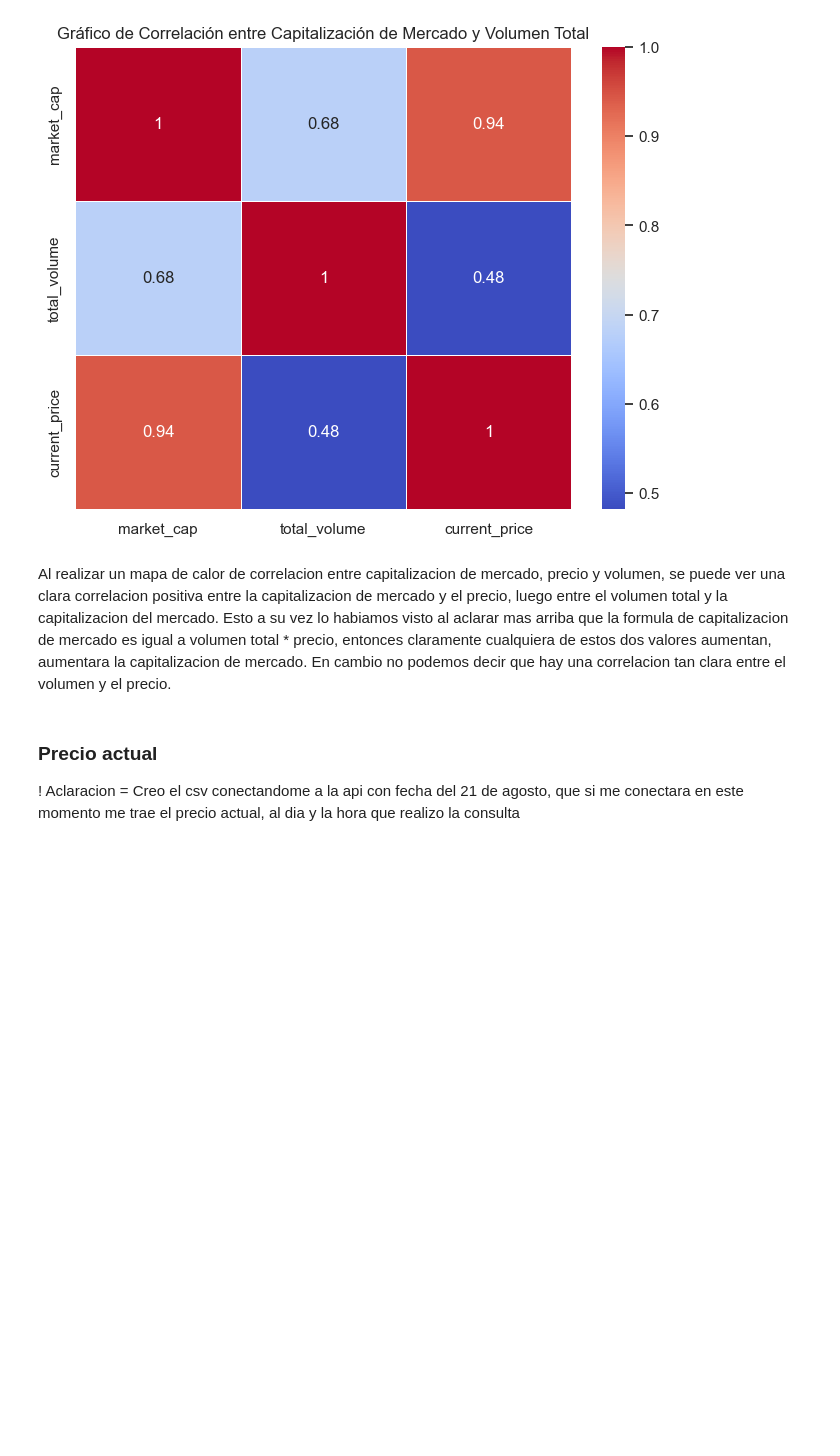
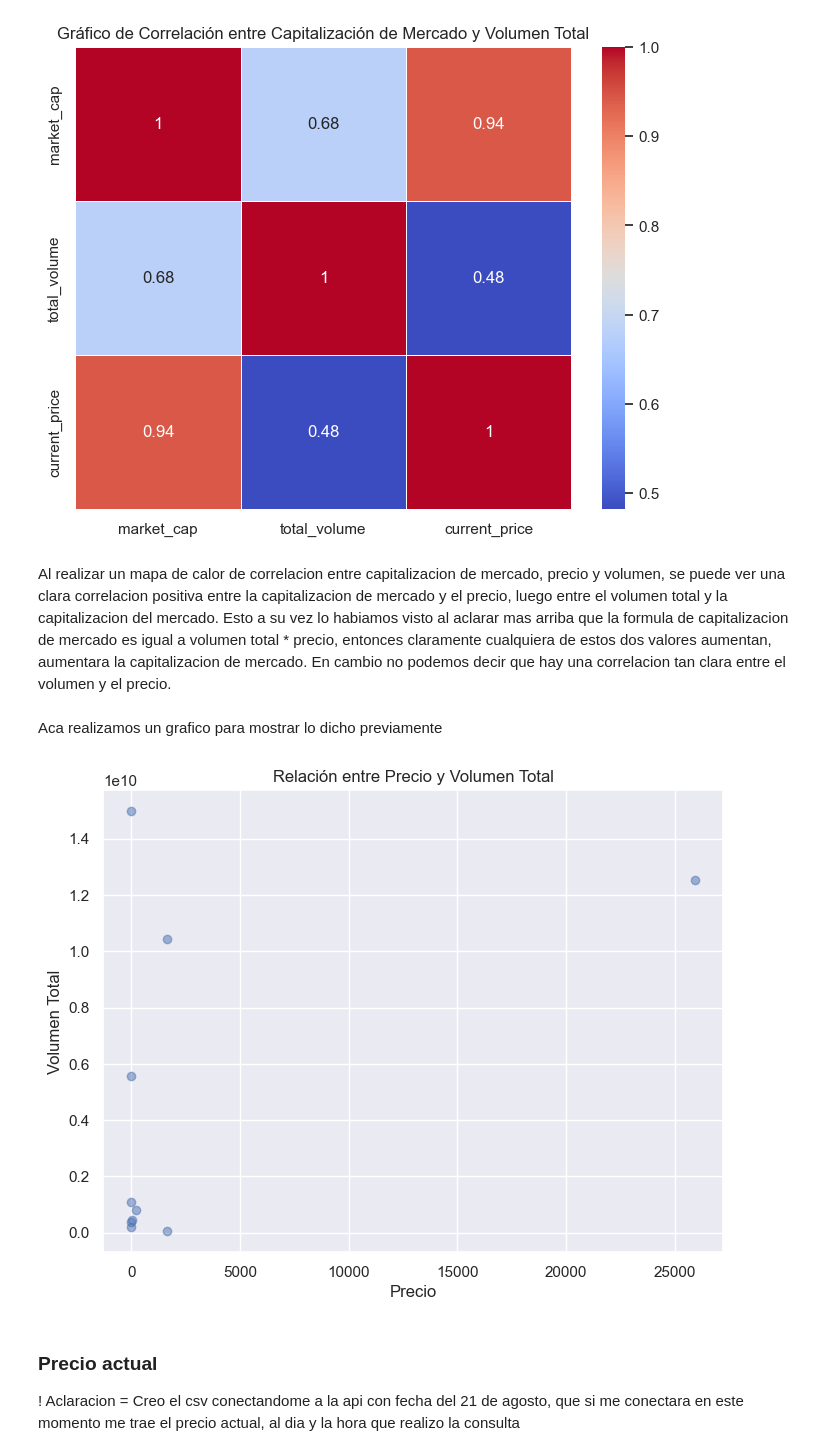
Before and after one commit to Constanzafl/Proyecto2_Data_Analytics, a Jupyter notebook: EDA/EDA10.ipynb, the cells around one changed output. Cells and saved outputs as stored; diff of their text form; code cells hidden in the pictures; blank space fills up the shorter version.

```diff
--- a/EDA/EDA10.ipynb
+++ b/EDA/EDA10.ipynb
@@ -112,6 +112,18 @@ plt.show()
 [figure]
 # %% [markdown]
 Al realizar un mapa de calor de correlacion entre capitalizacion de mercado, precio y volumen, se puede ver una clara correlacion positiva entre la capitalizacion de mercado y el precio, luego entre el volumen total y la capitalizacion del mercado. Esto a su vez lo habiamos visto al aclarar mas arriba que la formula de capitalizacion de mercado es igual a volumen total * precio, entonces claramente cualquiera de estos dos valores aumentan, aumentara la capitalizacion de mercado. En cambio no podemos decir que hay una correlacion tan clara entre el volumen y el precio.
+# %% [markdown]
+Aca realizamos un grafico para mostrar lo dicho previamente
+# %%
+plt.figure(figsize=(8, 6))
+plt.scatter(top10['current_price'], top10['total_volume'], alpha=0.5)
+plt.xlabel('Precio')
+plt.ylabel('Volumen Total')
+plt.title('Relación entre Precio y Volumen Total')
+plt.grid(True)
+plt.show()
+# %% [output]
+[figure, added]
 # %% [markdown]
 ### Precio actual
 
```
Also changed, not shown: parts of 1 cell of this notebook, 1 other file.
